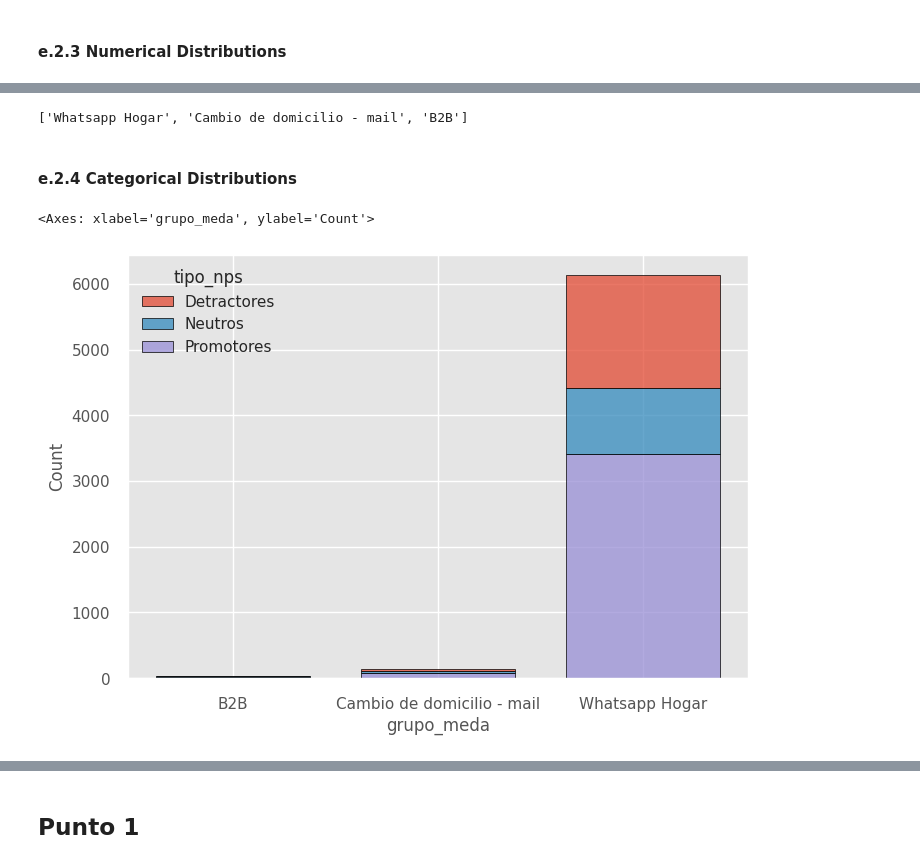
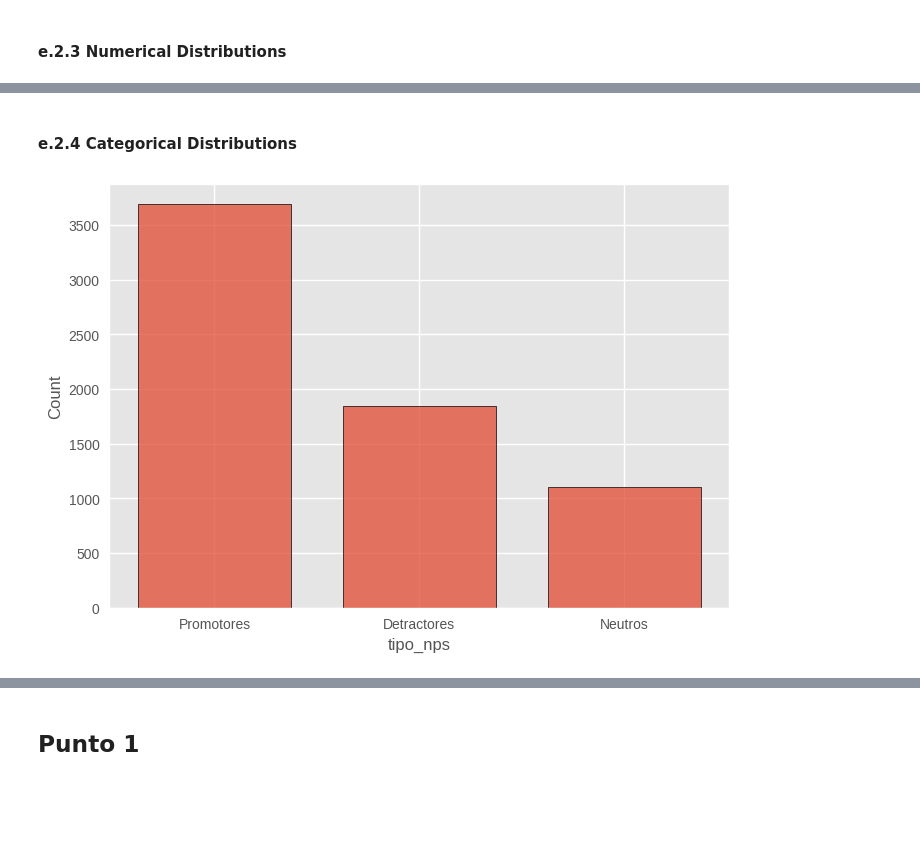
Before and after one commit to leandroaguazaco/data_science_portfolio, a Jupyter notebook: Projects/01-NPS_Analysis/P01_NPS_Analysis.ipynb, the cells around one changed output, grey strips where cells are left out. Drawn from its saved outputs; the diff is of its cells as text; code cells hidden in the pictures; blank space fills up the shorter version.

```diff
--- a/Projects/01-NPS_Analysis/P01_NPS_Analysis.ipynb
+++ b/Projects/01-NPS_Analysis/P01_NPS_Analysis.ipynb
@@ -802,23 +811,46 @@ distrib_plots_seaborn(encuesta_indicadores_df, cat = "tipo_nps")
-# %%
-list(encuesta_indicadores_df["grupo_meda"].value_counts().index)
-# %% [output]
-['Whatsapp Hogar', 'Cambio de domicilio - mail', 'B2B']
 # %% [markdown]
 #### e.2.4 Categorical Distributions
-# %%
-sns.histplot(encuesta_indicadores_df,
-              x = "grupo_meda",
-              hue = "tipo_nps",
-              shrink = 0.75,
-              #discrete = True,
-              #hue_order = ['Whatsapp Hogar', 'Cambio de domicilio - mail', 'B2B'],
-              #dodge = False,
-              multiple = "stack",
-              #alpha = 0.6,
-              edgecolor = "black")
-# %% [output]
-<Axes: xlabel='grupo_meda', ylabel='Count'>
-[figure, removed]
+# %%
+# Indivudal barplot
+def ind_bar_plot_seaborn(df, var, cat = None):
+  """
+  Summary:
+  Parameters:
+  Returns:
+  """
+  df[var] = pd.Categorical(df[var], list(df[var].value_counts().index))
+
+  # Figure
+  fig = sns.histplot(df,
+                     x = var,
+                     hue = cat,
+                     shrink = 0.75,
+                     multiple = "stack",
+                     # alpha = 0.6,
+                     edgecolor = "black")
+  # Legend
+  if cat == None:
+  # Not inserte legend
+    pass
+  else:
+  # Insert legend
+    sns.move_legend(fig,
+                    "best",
+                    fontsize = 'x-small',
+                    edgecolor = "gray",
+                    # bbox_to_anchor = (.3, 1),
+                    # ncol = 3,
+                    # title = None,
+                    title_fontsize = 'medium',
+                    frameon = True)
+
+  plt.show()
+# %%
+ind_bar_plot_seaborn(df = encuesta_indicadores_df,
+                     var = "tipo_nps",
+                     cat = None)
+# %% [output]
+[figure, added]
 # %%
 def bar_plots_seaborn(df, cat = None):
   """
```
Also changed, not shown: parts of 11 cells of this notebook.
